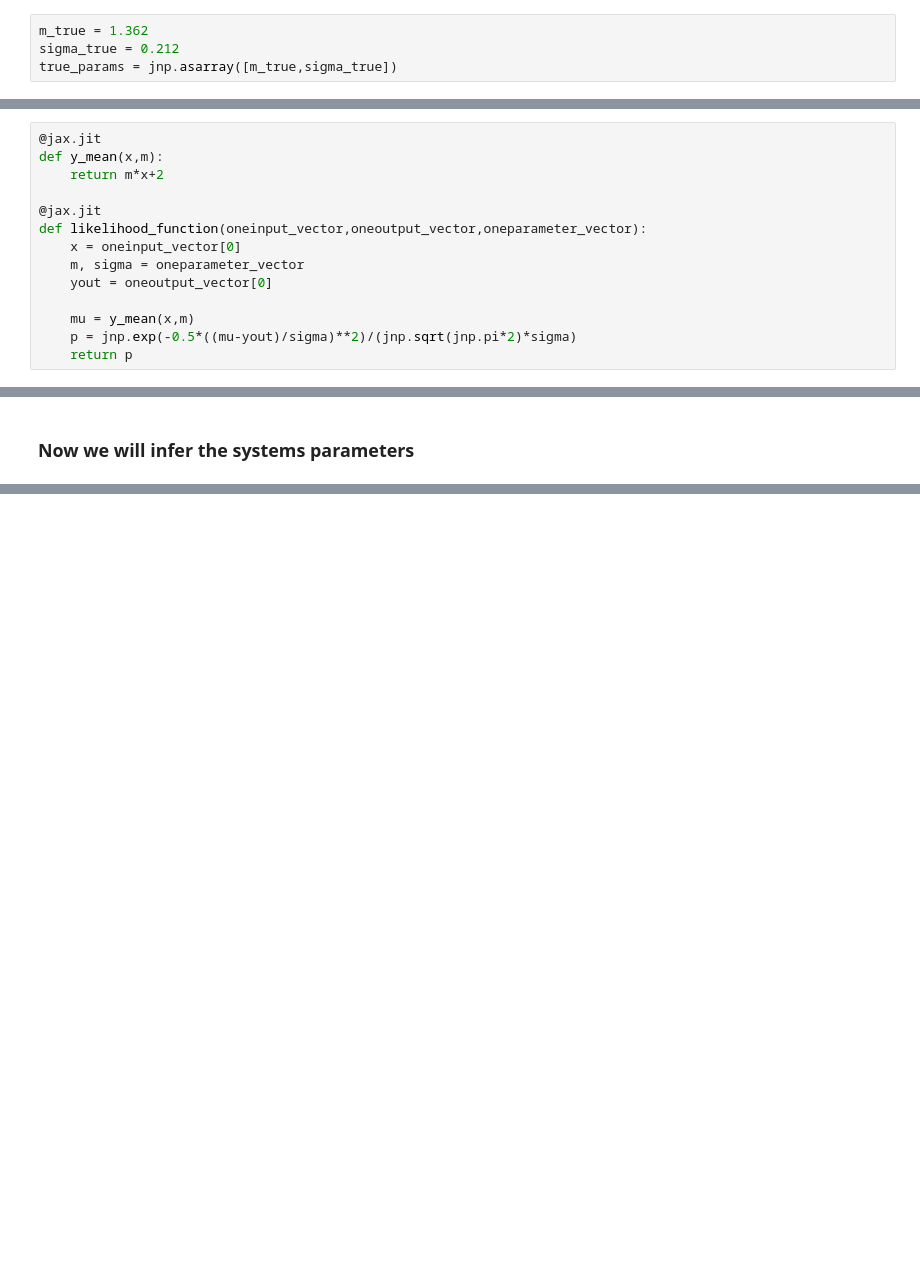
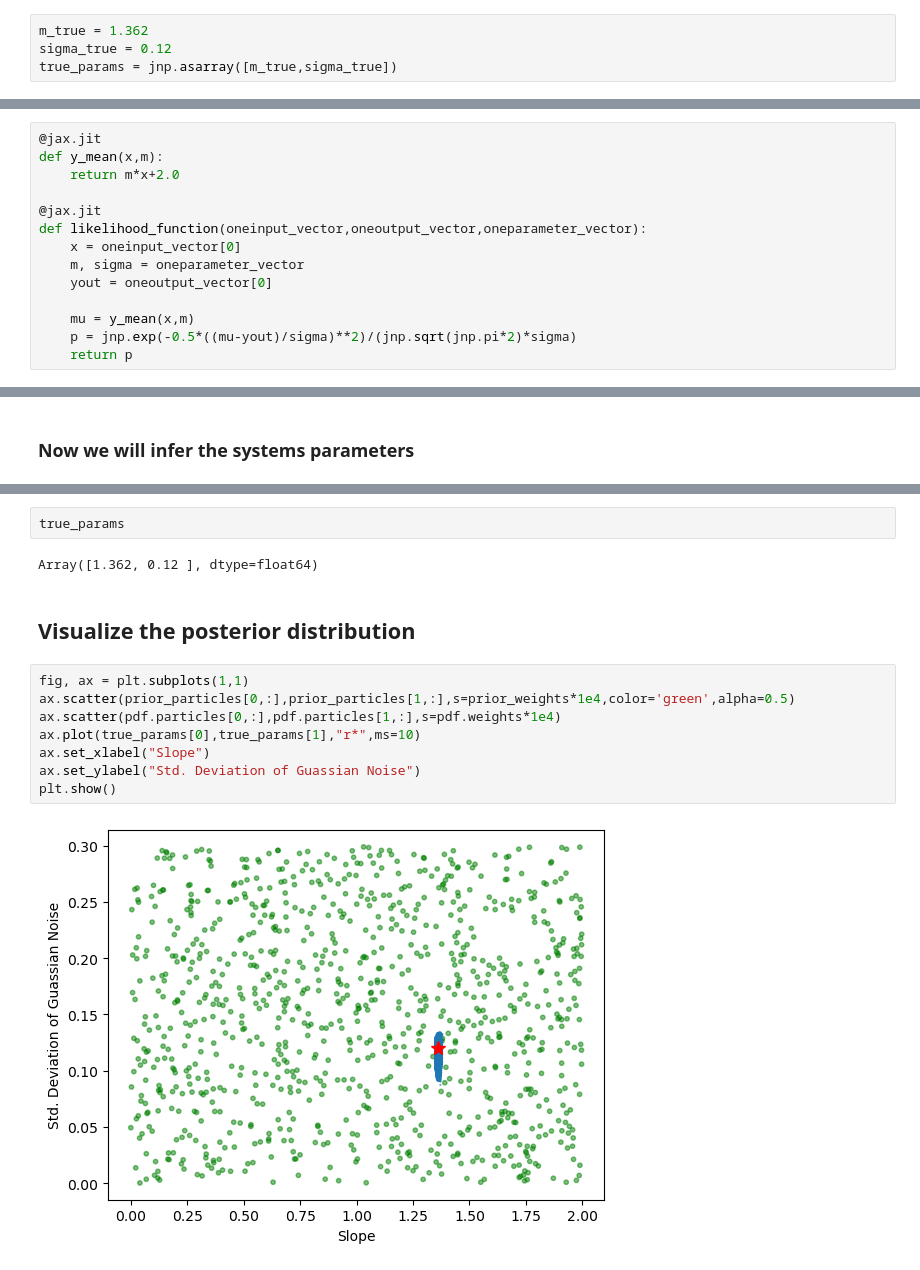
Before and after one commit to MCS-Quantum/OBE_JAX, a Jupyter notebook: examples/Noisy_linear_model.ipynb, the cells around one changed output, grey strips where cells are left out. Cells and saved outputs as stored; diff of their text form; blank space fills up the shorter version.

```diff
--- a/examples/Noisy_linear_model.ipynb
+++ b/examples/Noisy_linear_model.ipynb
@@ -25,14 +25,14 @@ Our task is to observe $y$ for different inputs $x$ and infer both $m$ and $\sig
 ### First we will define the true parameters that we are attempting to infer
 # %%
 m_true = 1.362
-sigma_true = 0.212
+sigma_true = 0.12
 true_params = jnp.asarray([m_true,sigma_true])
 # %% [markdown]
 ### Next we define the likelihood of observing an output $y'$ given an input x and a set of model parameters
 # %%
 @jax.jit
 def y_mean(x,m):
-    return m*x+2
+    return m*x+2.0
 
 @jax.jit
 def likelihood_function(oneinput_vector,oneoutput_vector,oneparameter_vector):
@@ -90,0 +98,16 @@ pdf.mean()
+# %%
+true_params
+# %% [output]
+Array([1.362, 0.12 ], dtype=float64)
+# %% [markdown]
+## Visualize the posterior distribution
+# %%
+fig, ax = plt.subplots(1,1)
+ax.scatter(prior_particles[0,:],prior_particles[1,:],s=prior_weights*1e4,color='green',alpha=0.5)
+ax.scatter(pdf.particles[0,:],pdf.particles[1,:],s=pdf.weights*1e4)
+ax.plot(true_params[0],true_params[1],"r*",ms=10)
+ax.set_xlabel("Slope")
+ax.set_ylabel("Std. Deviation of Guassian Noise")
+plt.show()
+# %% [output]
+[figure, added]
```
Also changed, not shown: parts of 8 cells of this notebook, 6 other files.
